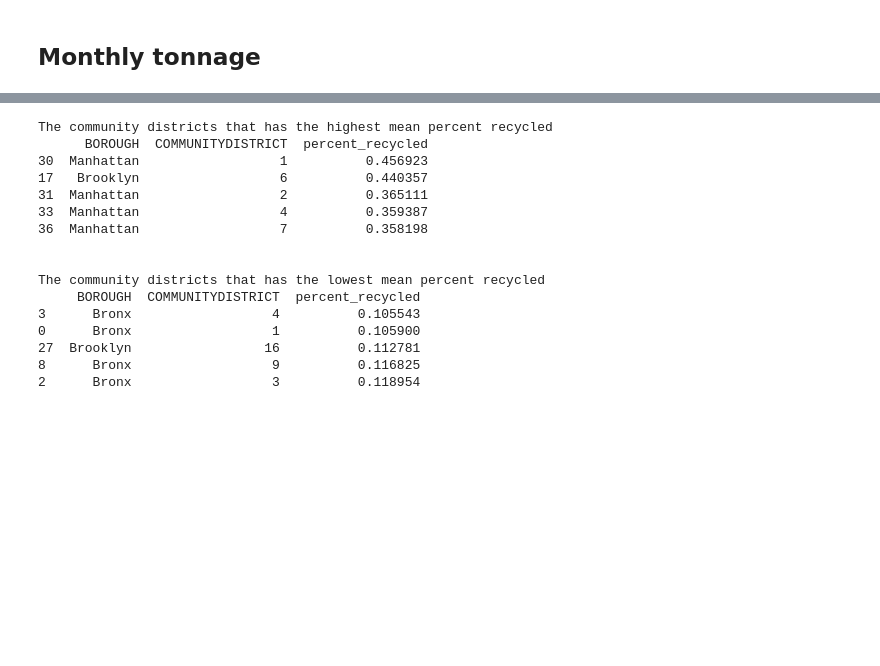
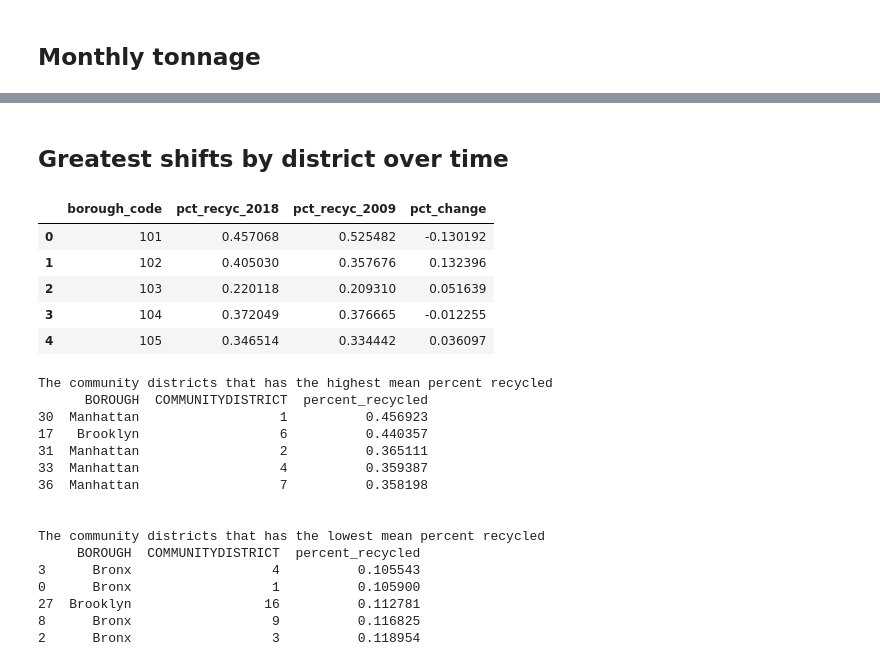
Before and after one commit to tongxuCai/NYC-recycling, a Jupyter notebook: src/data/NYC Recycling.ipynb, the cells around one changed output, grey strips where cells are left out. Saved outputs shown, nothing was run; the diff lists cells and outputs as text; code cells hidden in the pictures; blank space fills up the shorter version.

```diff
--- a/src/data/NYC Recycling.ipynb
+++ b/src/data/NYC Recycling.ipynb
@@ -79,3 +87,21 @@ df[df.year == 2019].groupby('BOROUGH').percent_recycled.mean().sort_values().plo
+# %% [markdown]
+## Greatest shifts by district over time
+# %%
+bydist_2018 = df[df['year']==2018].groupby('borough_code').percent_recycled.mean().reset_index()
+bydist_2009 = df[df['year']==2009].groupby('borough_code').percent_recycled.mean().reset_index()
+
+bydist = pd.merge(bydist_2018,bydist_2009['percent_recycled'],left_index=True,right_index=True)
+bydist.columns = ['borough_code','pct_recyc_2018','pct_recyc_2009']
+bydist['pct_change'] = bydist['pct_recyc_2018'] / bydist['pct_recyc_2009'] - 1
+bydist.to_csv('10-year-change.csv', index=False)
+bydist.head()
+# %% [output]
+|  | borough_code | pct_recyc_2018 | pct_recyc_2009 | pct_change |
+| 0 | 101 | 0.457068 | 0.525482 | -0.130192 |
+| 1 | 102 | 0.405030 | 0.357676 | 0.132396 |
+| 2 | 103 | 0.220118 | 0.209310 | 0.051639 |
+| 3 | 104 | 0.372049 | 0.376665 | -0.012255 |
+| 4 | 105 | 0.346514 | 0.334442 | 0.036097 |
 # %%
 print('The community districts that has the highest mean percent recycled')
 print(df.groupby(['BOROUGH', 'COMMUNITYDISTRICT']).percent_recycled.mean().reset_index().sort_values('percent_recycled', ascending=False).head())
```
Also changed, not shown: parts of 13 cells of this notebook, 20 other files.
